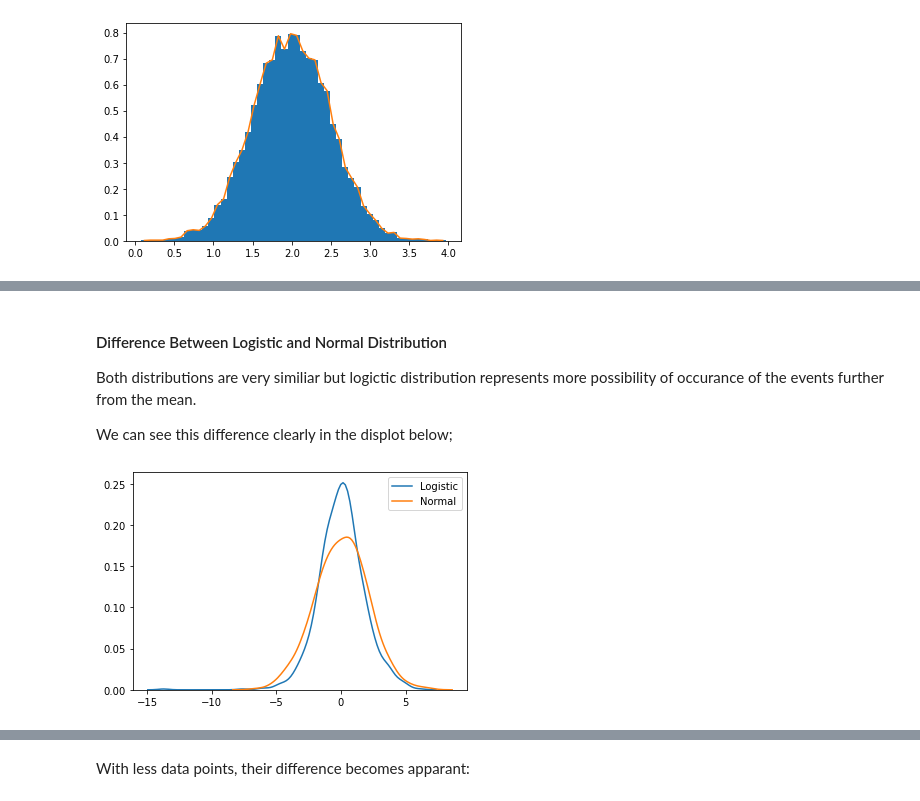
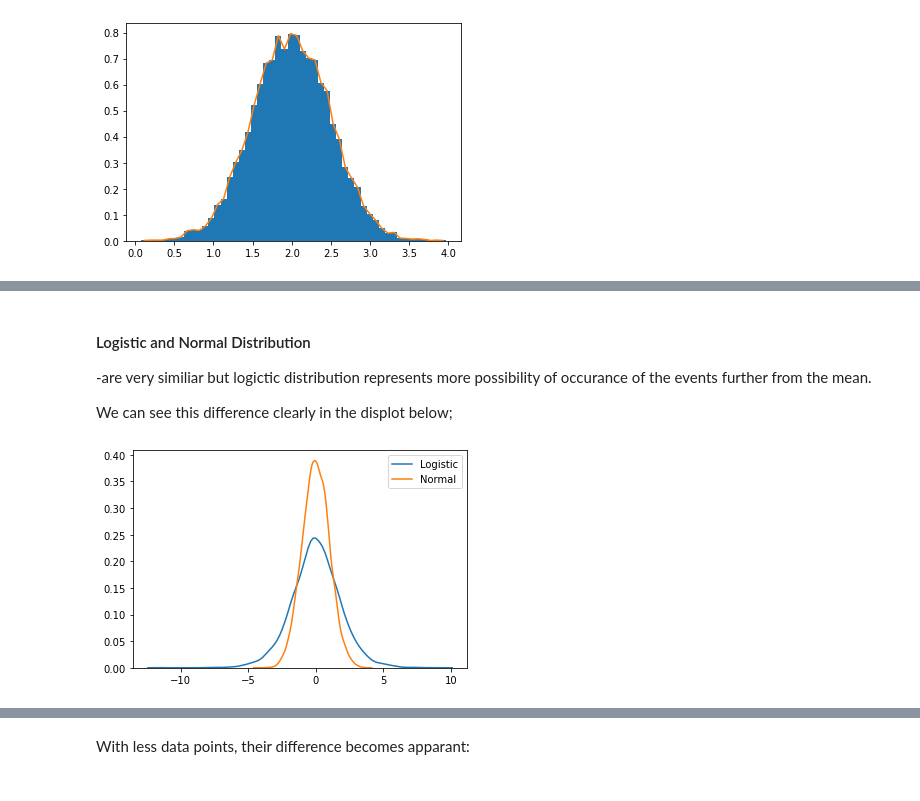
Before and after one commit to AineNicD/numpy-random, a Jupyter notebook: numpy-random.ipynb, the cells around one changed output, grey strips where cells are left out. Saved outputs shown, nothing was run; the diff lists cells and outputs as text; code cells hidden in the pictures.

```diff
--- a/numpy-random.ipynb
+++ b/numpy-random.ipynb
@@ -556,16 +619,15 @@ plt.show()
 # %% [markdown]
-#### Difference Between Logistic and Normal Distribution
-
-Both distributions are very similiar but logictic distribution represents more possibility of occurance of the events further from the mean.
+####  Logistic and Normal Distribution
+-are very similiar but logictic distribution represents more possibility of occurance of the events further from the mean.
 
 We can see this difference clearly in the displot below;
 # %%
-sns.distplot(np.random.logistic(size=1000), hist=False, label='Logistic')
-sns.distplot(np.random.normal(scale=2, size=1000), hist=False, label='Normal')
+sns.distplot(np.random.logistic(size=10000), hist=False, label='Logistic')
+sns.distplot(np.random.normal(size=10000), hist=False, label='Normal')
 
 
 plt.show()
 # %% [output]
-[figure, old version]
+[figure, new version]
 # %% [markdown]
 ### Uniform distribution
```
Also changed, not shown: parts of 92 cells of this notebook, 2 other files.
